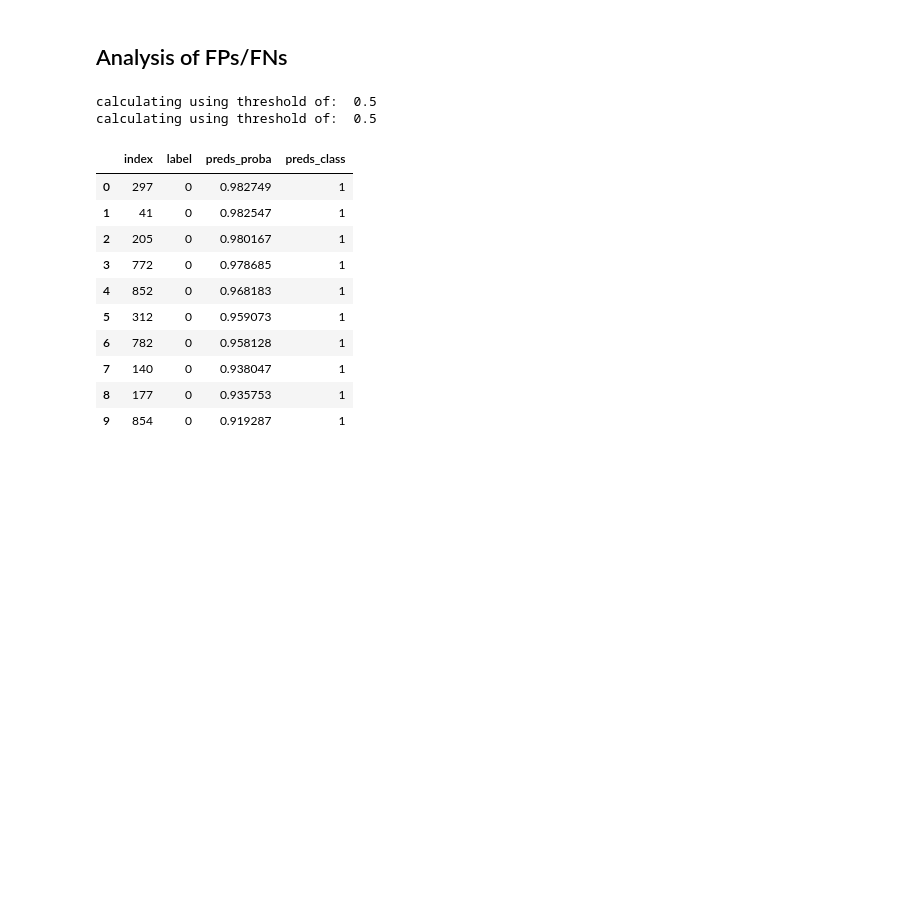
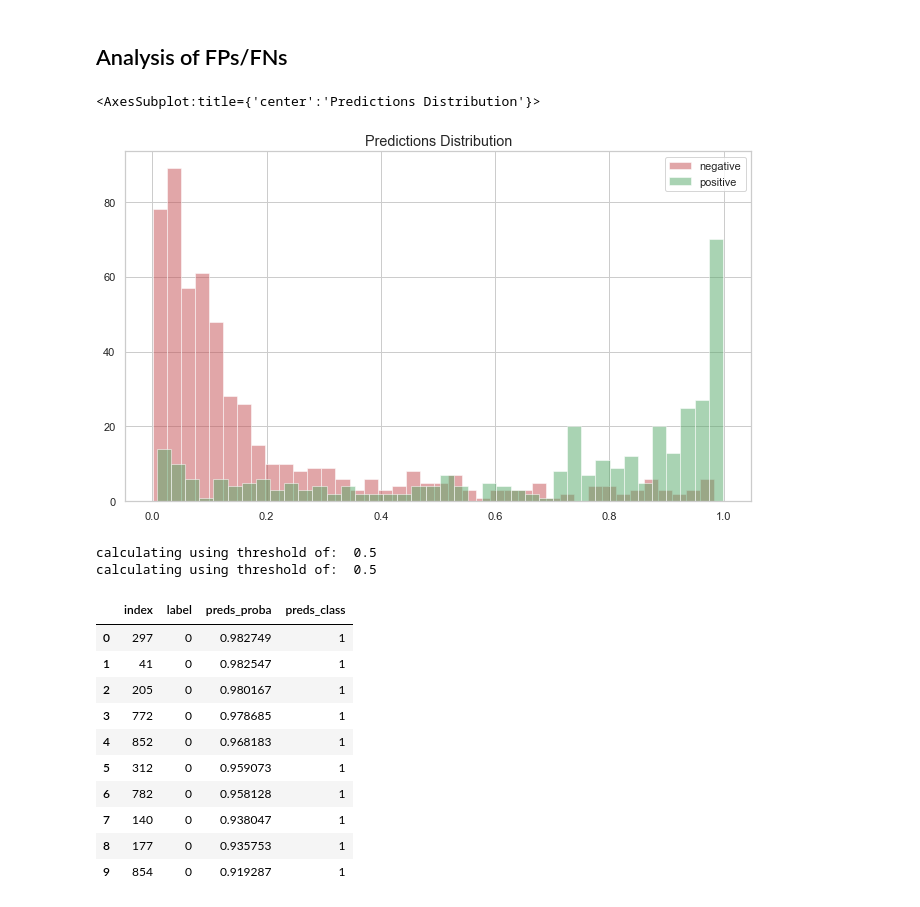
Before and after one commit to gershonc/octopus-ml, a Jupyter notebook: notebooks/octopus_showcase.ipynb, the cells around one changed output. Cells and saved outputs as stored; diff of their text form; code cells hidden in the pictures; blank space fills up the shorter version.

Commit message:
Added new predictions distribution plot

```diff
--- a/notebooks/octopus_showcase.ipynb
+++ b/notebooks/octopus_showcase.ipynb
@@ -266,5 +266,10 @@ Total time taken:   9.715 ms
 # %% [markdown]
 ## Analysis of FPs/FNs
+# %%
+oc.preds_distribution(metrics['y'], metrics['predictions_proba'], bins=40)
+# %% [output]
+<AxesSubplot:title={'center':'Predictions Distribution'}>
+[figure, added]
 # %%
 fps=oc.recieve_fps(XY_df, metrics['index'] ,metrics['y'], metrics['predictions_proba'],top=10)
 fns=oc.recieve_fns(XY_df, metrics['index'] ,metrics['y'], metrics['predictions_proba'],top=10)
```
Also changed, not shown: parts of 9 cells of this notebook, 3 other files.
